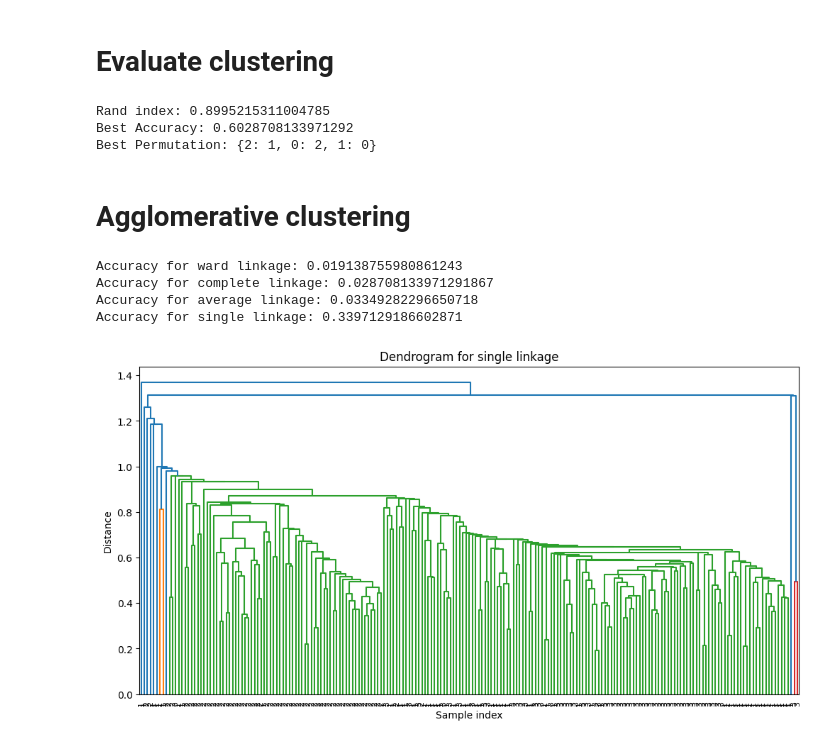
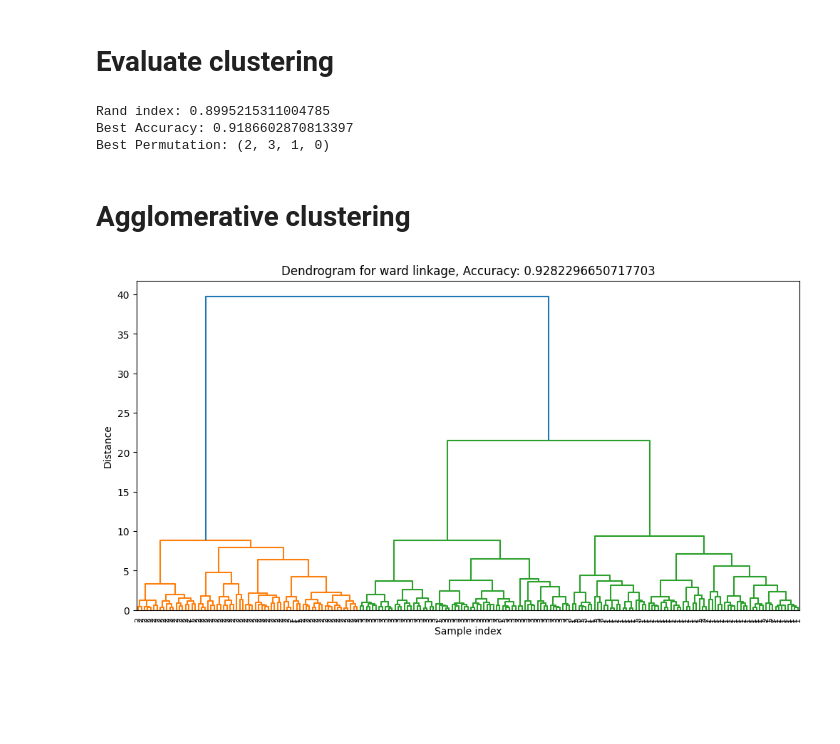
Before and after one commit to olabratt/DIT407, a Jupyter notebook: Assignment5/ola/assignment5.ipynb, the cells around one changed output. Cells and saved outputs as stored; diff of their text form; code cells hidden in the pictures; blank space fills up the shorter version.

```diff
--- a/Assignment5/ola/assignment5.ipynb
+++ b/Assignment5/ola/assignment5.ipynb
@@ -125,58 +123,60 @@ kmeans.fit(seeds_normalized.drop(columns=['species']))
 kmeans_labels = kmeans.labels_
 
 rand_index = rand_score(true_labels, kmeans_labels)
+print("Rand index:", rand_index)
 
 
 unique_true_labels = true_labels.unique()
 unique_kmeans_labels = pd.Series(kmeans_labels).unique()
 
-best_accuracy = 0
-best_permutation = None
 
-for permutation in itertools.permutations(unique_kmeans_labels):
-    label_mapping = dict(zip(unique_kmeans_labels, permutation))
-    mapped_kmeans_labels = pd.Series(kmeans_labels).map(label_mapping)
-    accuracy = accuracy_score(true_labels, mapped_kmeans_labels)
-    if accuracy > best_accuracy:
-        best_accuracy = accuracy
-        best_permutation = label_mapping
+all_labels = pd.Series(kmeans_labels)._append(true_labels)
+all_unique_labels = all_labels.unique()
 
-print("Rand index:", rand_index)
+
+def find_permutation(n_clusters, true_labels, cluster_labels):
+    permutations = itertools.permutations(range(n_clusters))
+    best_permutation = None
+    best_accuracy = 0
+    for permutation in permutations:
+        permuted_labels = [permutation[label] for label in cluster_labels]
+        accuracy = accuracy_score(permuted_labels, true_labels)
+        if accuracy > best_accuracy:
+            best_accuracy = accuracy
+            best_permutation = permutation
+    return best_permutation, best_accuracy
+
+best_permutation, best_accuracy = find_permutation(len(all_unique_labels), true_labels, kmeans_labels)
+
 print("Best Accuracy:", best_accuracy)
 print("Best Permutation:", best_permutation)
 # %% [output]
 Rand index: 0.8995215311004785
-Best Accuracy: 0.6028708133971292
-Best Permutation: {2: 1, 0: 2, 1: 0}
+Best Accuracy: 0.9186602870813397
+Best Permutation: (2, 3, 1, 0)
 # %% [markdown]
 <h1>Agglomerative clustering</h1>
 # %%
 linkage_options = ['ward', 'complete', 'average', 'single']
 
 best_accuracy = 0
 best_linkage = None
 
 for linkage_option in linkage_options:
     clustering = AgglomerativeClustering(n_clusters=len(unique_true_labels), linkage=linkage_option)
-    cluster_labels = clustering.fit_predict(X_normalized)
-
-    accuracy = accuracy_score(true_labels, cluster_labels)
-    print(f"Accuracy for {linkage_option} linkage: {accuracy}")
+    cluster = clustering.fit(X_normalized)
+    permutation, accuracy = find_permutation(len(all_unique_labels), true_labels, cluster.labels_)
 
     if accuracy > best_accuracy:
         best_accuracy = accuracy
         best_linkage = linkage_option
 
 Z = linkage(X_normalized, method=best_linkage)
 plt.figure(figsize=(12, 6))
 dendrogram(Z, labels=true_labels.values, leaf_rotation=90, leaf_font_size=8)
-plt.title(f"Dendrogram for {best_linkage} linkage")
+plt.title(f"Dendrogram for {best_linkage} linkage, Accuracy: {best_accuracy}")
 plt.xlabel("Sample index")
 plt.ylabel("Distance")
 plt.show()
 # %% [output]
-Accuracy for ward linkage: 0.019138755980861243
-Accuracy for complete linkage: 0.028708133971291867
-Accuracy for average linkage: 0.03349282296650718
-Accuracy for single linkage: 0.3397129186602871
-[figure, old version]
+[figure, new version]
```
Also changed, not shown: parts of 1 cell of this notebook, 4 other files.
